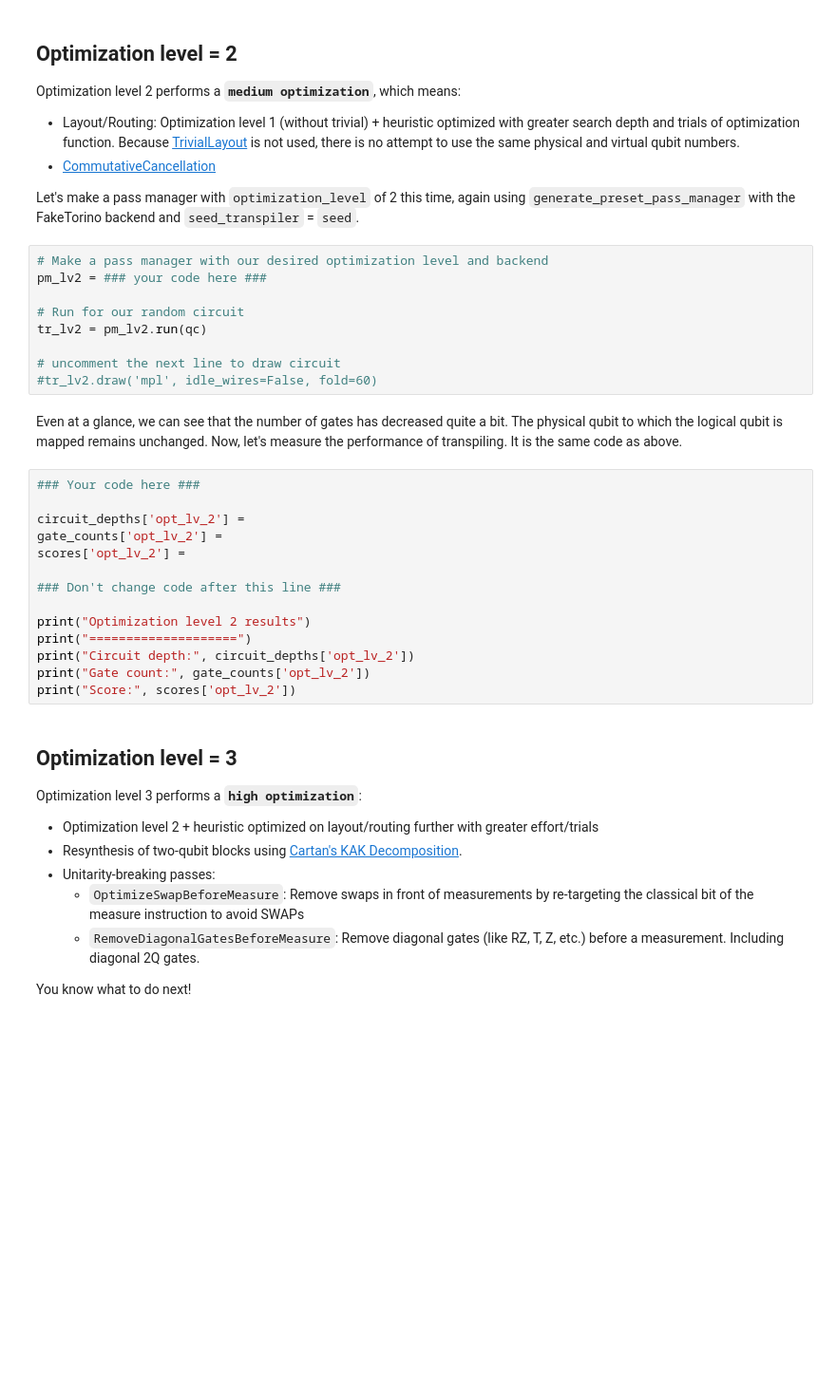
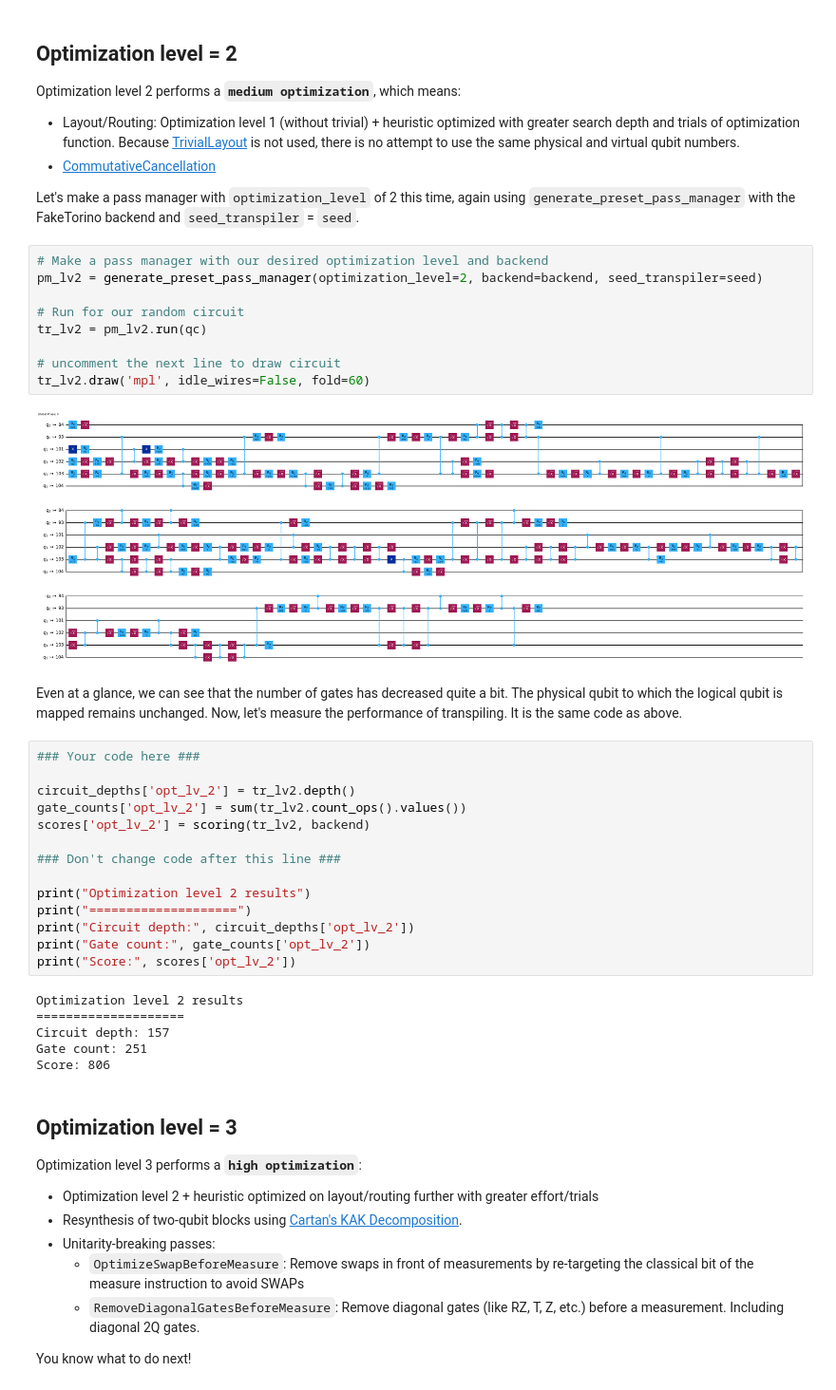
Before and after one commit to Luxque/IBM-Qiskit-Fall-Fest-Hackathon-2024-Solution, a Jupyter notebook: QFF_Graded_Notebook_3.ipynb, the cells around one changed output. Shown at 95% size. Drawn from its saved outputs; the diff is of its cells as text; blank space fills up the shorter version.

```diff
--- a/QFF_Graded_Notebook_3.ipynb
+++ b/QFF_Graded_Notebook_3.ipynb
@@ -410,21 +437,23 @@ Optimization level 2 performs a **`medium optimization`**, which means:
 Let's make a pass manager with `optimization_level` of 2 this time, again using `generate_preset_pass_manager` with the FakeTorino backend and `seed_transpiler` = `seed`.
 # %%
 # Make a pass manager with our desired optimization level and backend
-pm_lv2 = ### your code here ###
+pm_lv2 = generate_preset_pass_manager(optimization_level=2, backend=backend, seed_transpiler=seed)
 
 # Run for our random circuit
 tr_lv2 = pm_lv2.run(qc)
 
 # uncomment the next line to draw circuit
-#tr_lv2.draw('mpl', idle_wires=False, fold=60)
+tr_lv2.draw('mpl', idle_wires=False, fold=60)
+# %% [output]
+[figure, added]
 # %% [markdown]
 Even at a glance, we can see that the number of gates has decreased quite a bit. The physical qubit to which the logical qubit is mapped remains unchanged. Now, let's measure the performance of transpiling. It is the same code as above.
 # %%
 ### Your code here ###
 
-circuit_depths['opt_lv_2'] =
-gate_counts['opt_lv_2'] =
-scores['opt_lv_2'] =
+circuit_depths['opt_lv_2'] = tr_lv2.depth()
+gate_counts['opt_lv_2'] = sum(tr_lv2.count_ops().values())
+scores['opt_lv_2'] = scoring(tr_lv2, backend)
 
 ### Don't change code after this line ###
 
@@ -433,6 +462,12 @@ print("====================")
 print("Circuit depth:", circuit_depths['opt_lv_2'])
 print("Gate count:", gate_counts['opt_lv_2'])
 print("Score:", scores['opt_lv_2'])
+# %% [output]
+Optimization level 2 results
+====================
+Circuit depth: 157
+Gate count: 251
+Score: 806
 # %% [markdown]
 ## Optimization level = 3 <a name='opt_lv_3'></a>
 
```
Also changed, not shown: parts of 28 cells of this notebook.
